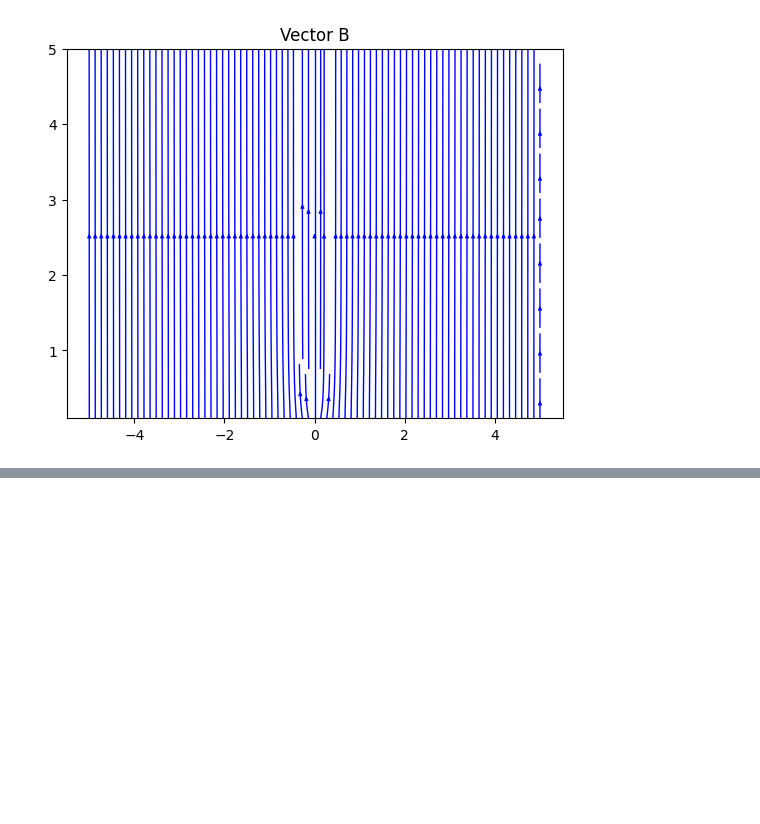
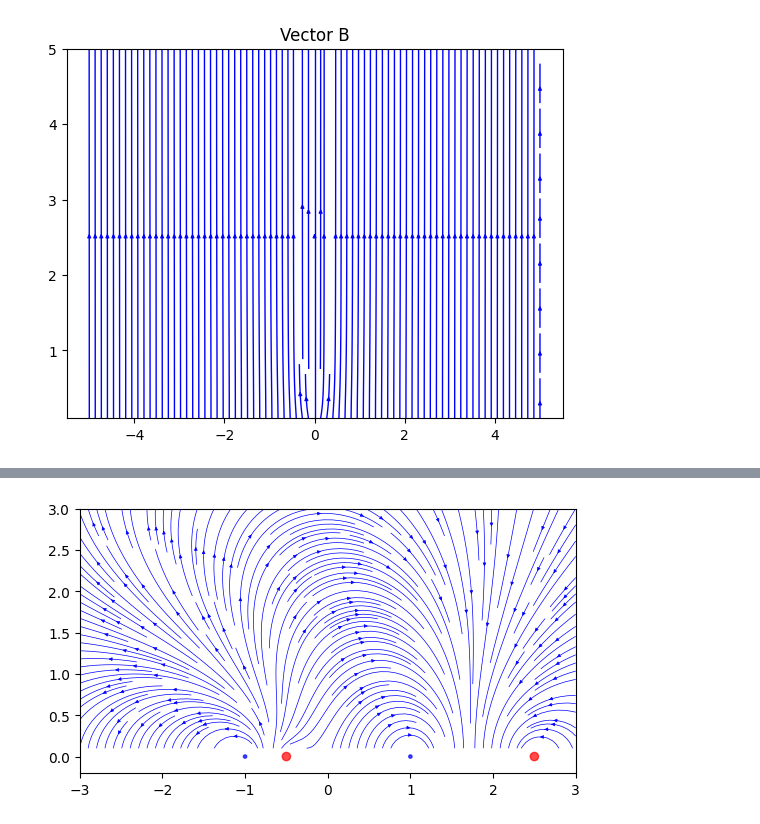
Before and after one commit to michael-isichenko/misc, a Jupyter notebook: loops.ipynb, the cells around one changed output, grey strips where cells are left out. Saved outputs shown, nothing was run; the diff lists cells and outputs as text; code cells hidden in the pictures; blank space fills up the shorter version.

```diff
--- a/loops.ipynb
+++ b/loops.ipynb
@@ -83,0 +147,26 @@ plt.show()
+# %%
+from matplotlib.patches import Circle
+
+xmin, xmax = -3, 3
+zmin, zmax =  0.1, 3
+xx, zz = np.linspace(xmin, xmax, 150), np.linspace(zmin, zmax, 150)
+xx_grid, zz_grid = np.meshgrid(xx, zz)
+
+a1, a2 = 1, 1.5 # radii of loops
+I1, I2 = 1, -1  # currents, clockwise if negative
+x1, x2 = 0, 1   # loop x-centers
+B = I1*loop_field(xx_grid - x1, 0, zz_grid, a)[0] + I2*loop_field(xx_grid - x2, 0, zz_grid, a2)[0]
+# print(B)
+if 1:
+    fig = plt.figure()
+    ax  = fig.add_subplot(1, 1, 1)
+    ax.add_patch(Circle((x1-a1, 0), 0.02, color='blue', alpha=0.7))
+    ax.add_patch(Circle((x1+a1, 0), 0.02, color='blue', alpha=0.7))
+    ax.add_patch(Circle((x2-a2, 0), 0.05, color='red', alpha=0.7))
+    ax.add_patch(Circle((x2+a2, 0), 0.05, color='red', alpha=0.7))
+    ax.streamplot(xx_grid, zz_grid, B[0], B[2], density=2, color='b',
+                    linewidth=0.5, cmap=plt.cm.viridis, arrowsize=0.5)
+    ax.set_aspect('equal')
+    plt.show()
+# %% [output]
+[figure, added]
```
Also changed, not shown: parts of 8 cells of this notebook, 4 other files.
